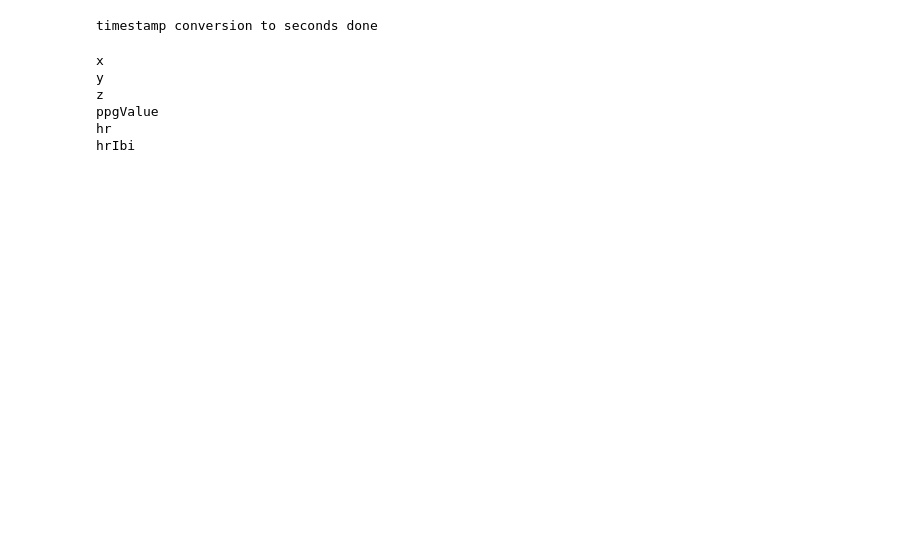
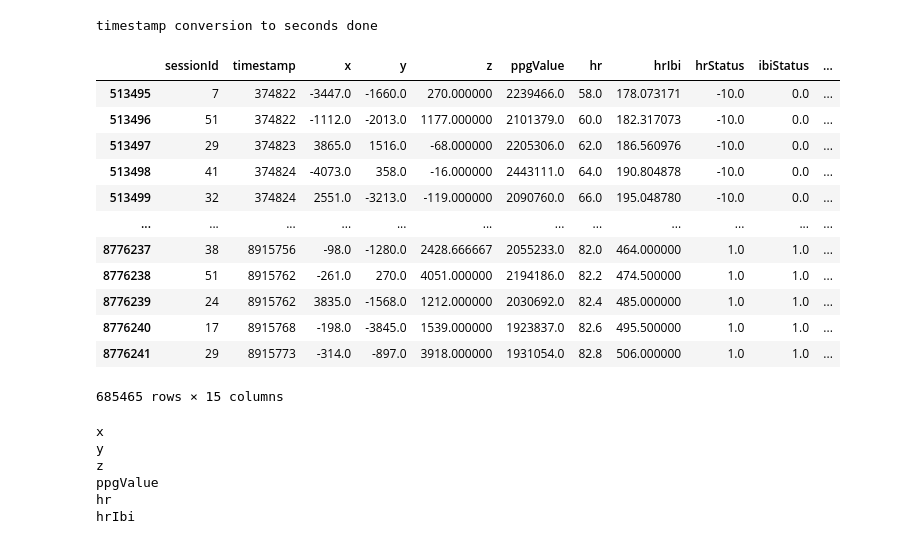
Before and after one commit to Wespe95/BBDC_2024, a Jupyter notebook: task/data_analysis.ipynb, the cells around one changed output. Saved outputs shown, nothing was run; the diff lists cells and outputs as text; code cells hidden in the pictures; blank space fills up the shorter version.

```diff
--- a/task/data_analysis.ipynb
+++ b/task/data_analysis.ipynb
@@ -1,6 +1,6 @@
 # %%
 import pandas as pd
-student_data = pd.read_csv('student_data_bereinigt_merged.csv')
+student_data = pd.read_csv('../BBDC/student_data_bereinigt_merged.csv')
 # %%
 cleaned_student_data.info()
 # %% [output]
@@ -68,8 +68,8 @@ def label_surrounding_rows(df, label_column):
         current_timestamp = df.loc[index, 'timestamp_seconds']
 
         # Define the 5-second window before and after
-        window_start = current_timestamp - 8
-        window_end = current_timestamp + 8
+        window_start = current_timestamp - 4
+        window_end = current_timestamp + 4
 
         # Find indices within this window
         window_indices = df[(df['timestamp_seconds'] >= window_start) & (df['timestamp_seconds'] <= window_end)].index
@@ -97,9 +97,25 @@ import pandas as pd
 
 
 # Drop rows where both 'context' and 'affect' are NaN
-cleaned_student_data = student_data.dropna(subset=['context', 'affect'], how='all')
+cleaned_student_data = student_data.dropna(subset=['context', 'affect']) #how='all'
 
 # 'cleaned_student_data' now contains the data without rows where both 'context' and 'affect' were NaN
+# %%
+cleaned_student_data
+# %% [output]
+|  | sessionId | timestamp | x | y | z | ppgValue | hr | hrIbi | hrStatus | ibiStatus | ... |
+| 513495 | 7 | 374822 | -3447.0 | -1660.0 | 270.000000 | 2239466.0 | 58.0 | 178.073171 | -10.0 | 0.0 | ... |
+| 513496 | 51 | 374822 | -1112.0 | -2013.0 | 1177.000000 | 2101379.0 | 60.0 | 182.317073 | -10.0 | 0.0 | ... |
+| 513497 | 29 | 374823 | 3865.0 | 1516.0 | -68.000000 | 2205306.0 | 62.0 | 186.560976 | -10.0 | 0.0 | ... |
+| 513498 | 41 | 374824 | -4073.0 | 358.0 | -16.000000 | 2443111.0 | 64.0 | 190.804878 | -10.0 | 0.0 | ... |
+| 513499 | 32 | 374824 | 2551.0 | -3213.0 | -119.000000 | 2090760.0 | 66.0 | 195.048780 | -10.0 | 0.0 | ... |
+| ... | ... | ... | ... | ... | ... | ... | ... | ... | ... | ... | ... |
+| 8776237 | 38 | 8915756 | -98.0 | -1280.0 | 2428.666667 | 2055233.0 | 82.0 | 464.000000 | 1.0 | 1.0 | ... |
+| 8776238 | 51 | 8915762 | -261.0 | 270.0 | 4051.000000 | 2194186.0 | 82.2 | 474.500000 | 1.0 | 1.0 | ... |
+| 8776239 | 24 | 8915762 | 3835.0 | -1568.0 | 1212.000000 | 2030692.0 | 82.4 | 485.000000 | 1.0 | 1.0 | ... |
+| 8776240 | 17 | 8915768 | -198.0 | -3845.0 | 1539.000000 | 1923837.0 | 82.6 | 495.500000 | 1.0 | 1.0 | ... |
+| 8776241 | 29 | 8915773 | -314.0 | -897.0 | 3918.000000 | 1931054.0 | 82.8 | 506.000000 | 1.0 | 1.0 | ... |
+685465 rows × 15 columns
 # %%
 import pandas as pd
 import numpy as np
```
Also changed, not shown: parts of 3 cells of this notebook, 3 other files.
